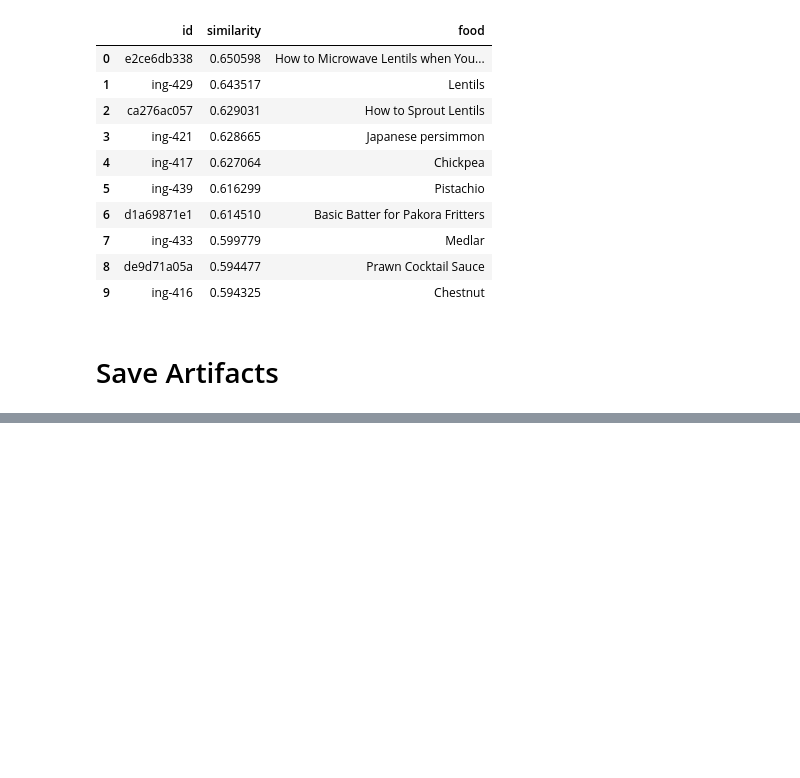
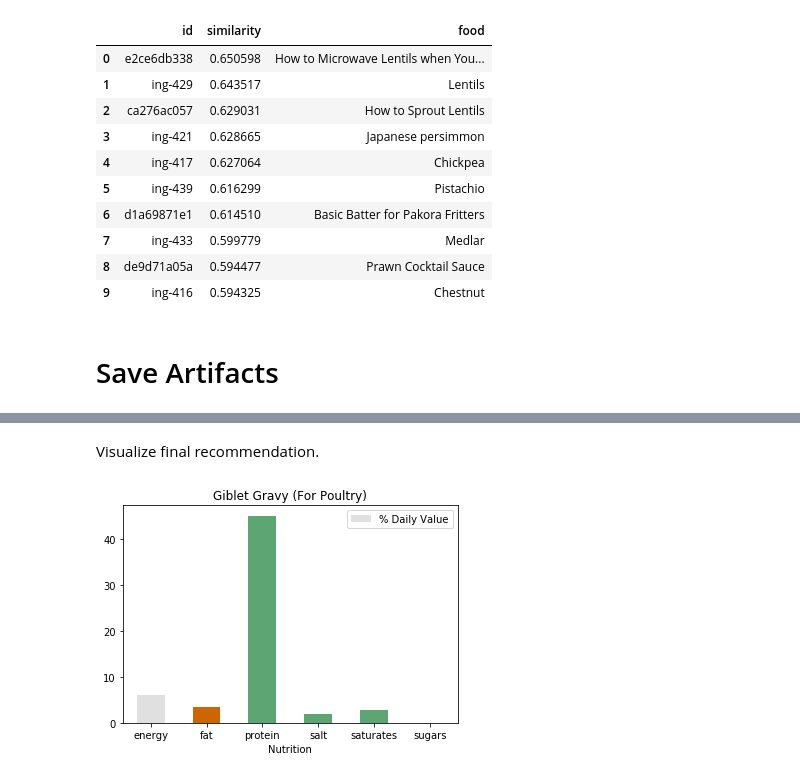
Before and after one commit to jhwaffles/cse6242-team58-project, a Jupyter notebook: embeddings.ipynb, the cells around one changed output, grey strips where cells are left out. Cells and saved outputs as stored; diff of their text form; code cells hidden in the pictures; blank space fills up the shorter version.

Commit message:
update optimizer

```diff
--- a/embeddings.ipynb
+++ b/embeddings.ipynb
@@ -606,0 +619,27 @@ s_df.reset_index().merge(df, on='id', how='left')[['id','similarity','food']]
+# %%
+def NutritionOptimize(s_df, df, preference = 'Default'):
+    TopRecipe = df.loc[df['id'].isin(s_df['id'])][['id','food','nutr_values_per100g']]
+    dict_TopRecipe_ntr = {}
+    for index, row in TopRecipe.iterrows():
+        ntr = row['nutr_values_per100g']
+        list_nutr = []
+        for key, value in ntr.items():
+            list_nutr.append(value)
+
+        dict_TopRecipe_ntr[row['id']] = list_nutr
+
+    #rank the recipe
+    top_n_recipe_score = Score(dict_TopRecipe_ntr, preference)
+
+    #prepare pandas table output
+    df_ntr_flat = NtrDataFlat(TopRecipe)
+    out = top_n_recipe_score.merge(df_ntr_flat, left_on='id', right_on='id') \
+                            .drop(columns=['ntr_score','nutr_values_per100g'])
+    out['%DV-energy'] = out['energy']*100/2000
+    out['%DV-fat'] = out['fat']*100/78
+    out['%DV-protein'] = out['protein']*100/50
+    out['%DV-salt'] = out['salt']*100/6
+    out['%DV-saturates'] = out['saturates']*100/20
+    out['%DV-sugars'] = out['sugars']*100/50
+
+    return out.round(1).drop(columns=['energy','fat','protein','salt','saturates','sugars'])
@@ -606,0 +676,2 @@ s_df.reset_index().merge(df, on='id', how='left')[['id','similarity','food']]
+# %%
+NutritionOptimize(s_df, df)
@@ -606,0 +689,15 @@ s_df.reset_index().merge(df, on='id', how='left')[['id','similarity','food']]
+# %% [markdown]
+Visualize final recommendation.
+# %%
+NtrOptimize_df = NutritionOptimize(s_df, df, 'Default')
+
+def PlotNutritionDV(NtrOptimize_df):
+    color = NtrColor(NtrOptimize_df)
+    ntr_plot = pd.DataFrame({'Nutrition':['energy', 'fat', 'protein', 'salt', 'saturates', 'sugars'],
+                             '% Daily Value':[NtrOptimize_df['%DV-energy'].iloc[0],
+                                              NtrOptimize_df['%DV-fat'].iloc[0],
+                                              NtrOptimize_df['%DV-protein'].iloc[0],
+                                              NtrOptimize_df['%DV-salt'].iloc[0],
+                                              NtrOptimize_df['%DV-saturates'].iloc[0],
+                                              NtrOptimize_df['%DV-sugars'].iloc[0]]})
+    ntr_plot.plot.bar(x='Nutrition', y='% Daily Value', title=NtrOptimize_df['food'][0], rot=0, color=color)
@@ -606,0 +728,4 @@ s_df.reset_index().merge(df, on='id', how='left')[['id','similarity','food']]
+# %%
+plot = PlotNutritionDV(NtrOptimize_df)
+# %% [output]
+[figure, added]
```
Also changed, not shown: parts of 7 cells of this notebook.
